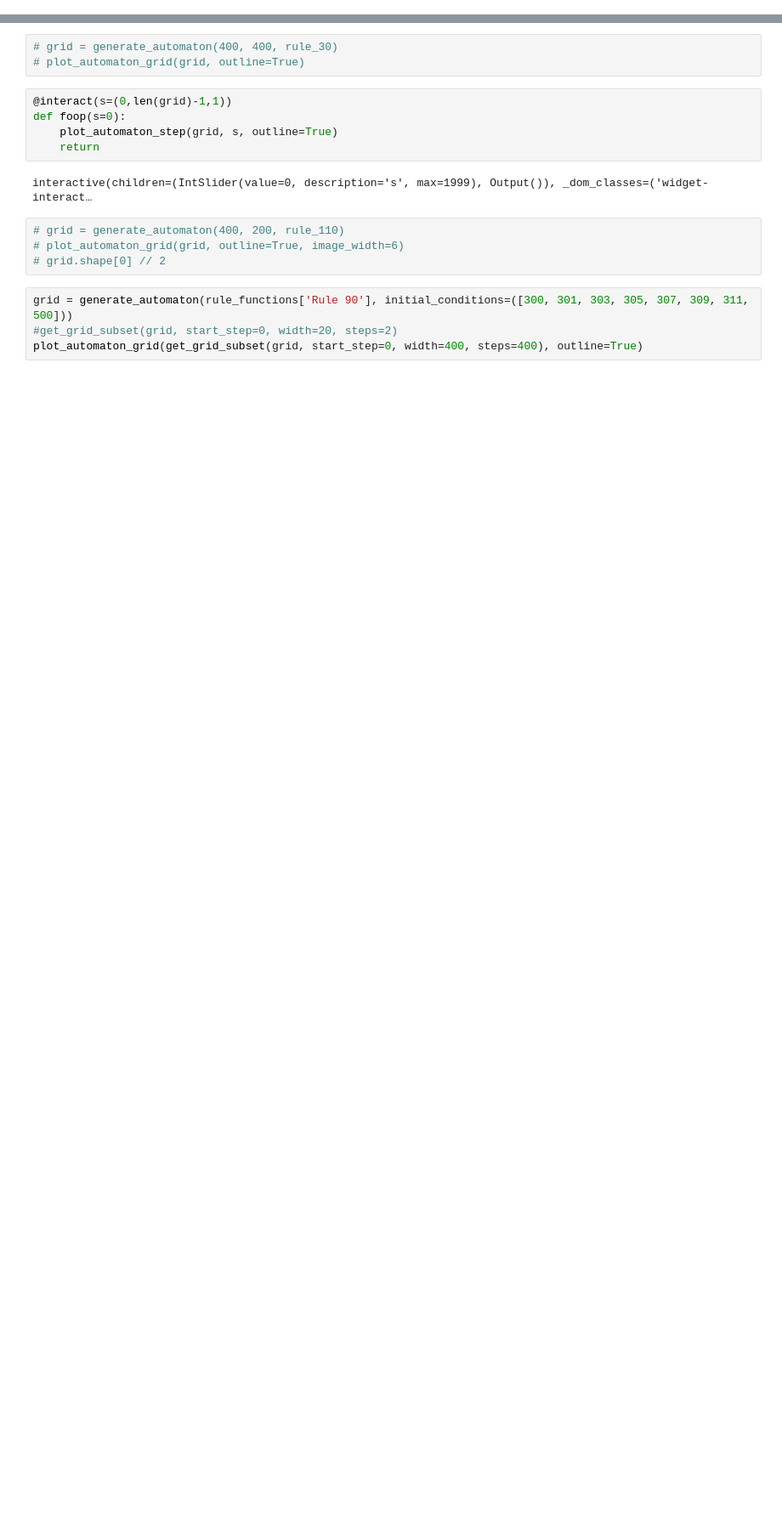
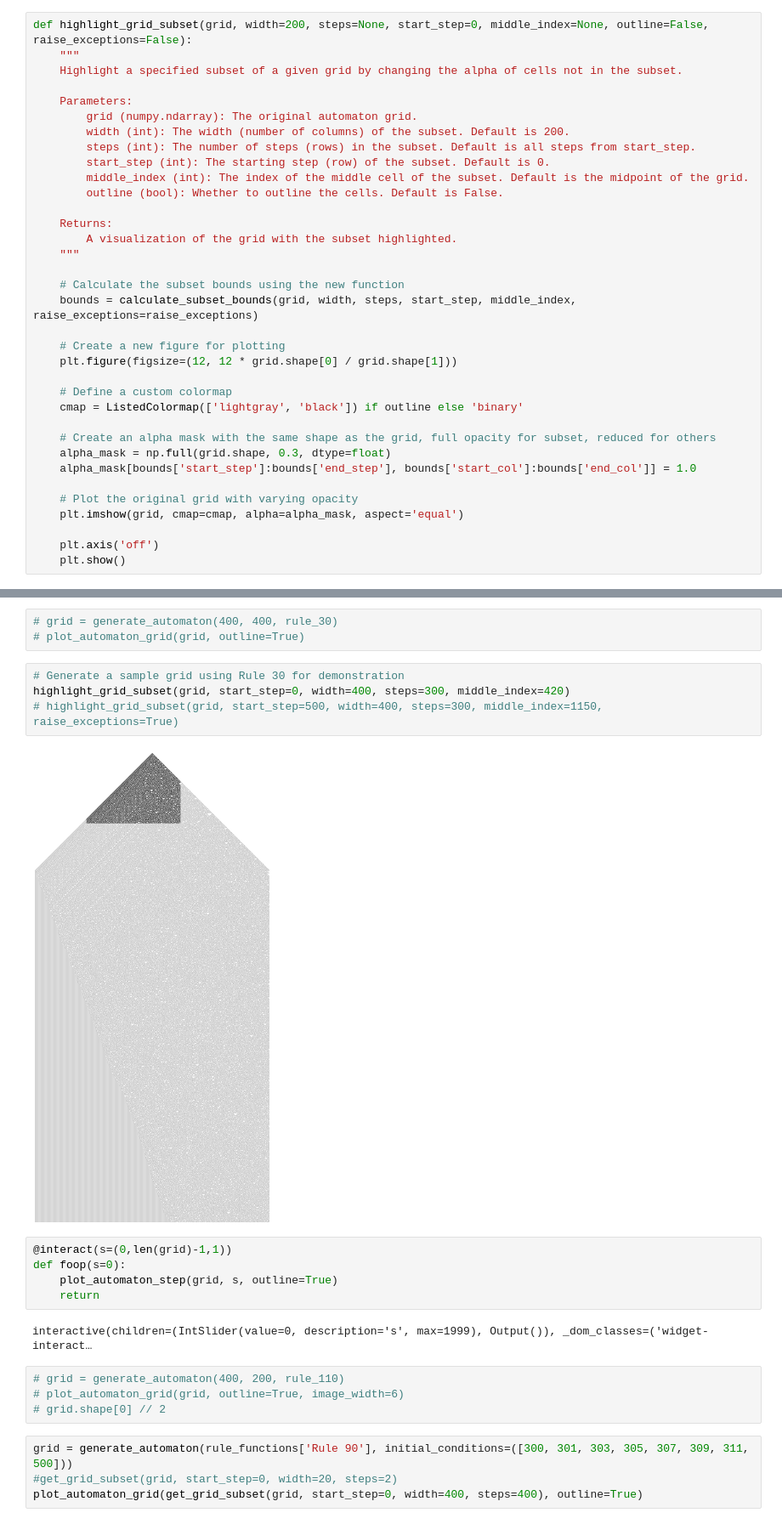
Before and after one commit to orome/turing-py, a Jupyter notebook: wolfram.ipynb, the cells around one changed output, grey strips where cells are left out. Shown at 85% size. Saved outputs shown, nothing was run; the diff lists cells and outputs as text; blank space fills up the shorter version.

Commit message:
Add imaging functions to Wolfram notebook

```diff
--- a/wolfram.ipynb
+++ b/wolfram.ipynb
@@ -215,2 +191,37 @@ def plot_automaton_step(grid, step, outline=False, image_width=None):
+# %%
+def highlight_grid_subset(grid, width=200, steps=None, start_step=0, middle_index=None, outline=False, raise_exceptions=False):
+    """
+    Highlight a specified subset of a given grid by changing the alpha of cells not in the subset.
+
+    Parameters:
+        grid (numpy.ndarray): The original automaton grid.
+        width (int): The width (number of columns) of the subset. Default is 200.
+        steps (int): The number of steps (rows) in the subset. Default is all steps from start_step.
+        start_step (int): The starting step (row) of the subset. Default is 0.
+        middle_index (int): The index of the middle cell of the subset. Default is the midpoint of the grid.
+        outline (bool): Whether to outline the cells. Default is False.
+
+    Returns:
+        A visualization of the grid with the subset highlighted.
+    """
+
+    # Calculate the subset bounds using the new function
+    bounds = calculate_subset_bounds(grid, width, steps, start_step, middle_index, raise_exceptions=raise_exceptions)
+
+    # Create a new figure for plotting
+    plt.figure(figsize=(12, 12 * grid.shape[0] / grid.shape[1]))
+
+    # Define a custom colormap
+    cmap = ListedColormap(['lightgray', 'black']) if outline else 'binary'
+
+    # Create an alpha mask with the same shape as the grid, full opacity for subset, reduced for others
+    alpha_mask = np.full(grid.shape, 0.3, dtype=float)
+    alpha_mask[bounds['start_step']:bounds['end_step'], bounds['start_col']:bounds['end_col']] = 1.0
+
+    # Plot the original grid with varying opacity
+    plt.imshow(grid, cmap=cmap, alpha=alpha_mask, aspect='equal')
+
+    plt.axis('off')
+    plt.show()
 # %%
 grid = generate_automaton(rule_functions['Rule 30'])
@@ -220,6 +231,12 @@ plot_automaton_grid(get_grid_subset(grid, start_step=0, width=400, steps=300, mi
 # %%
 # grid = generate_automaton(400, 400, rule_30)
 # plot_automaton_grid(grid, outline=True)
+# %%
+# Generate a sample grid using Rule 30 for demonstration
+highlight_grid_subset(grid, start_step=0, width=400, steps=300, middle_index=420)
+# highlight_grid_subset(grid, start_step=500, width=400, steps=300, middle_index=1150, raise_exceptions=True)
+# %% [output]
+[figure, added]
 # %%
 @interact(s=(0,len(grid)-1,1))
 def foop(s=0):
```
Also changed, not shown: parts of 6 cells of this notebook.
